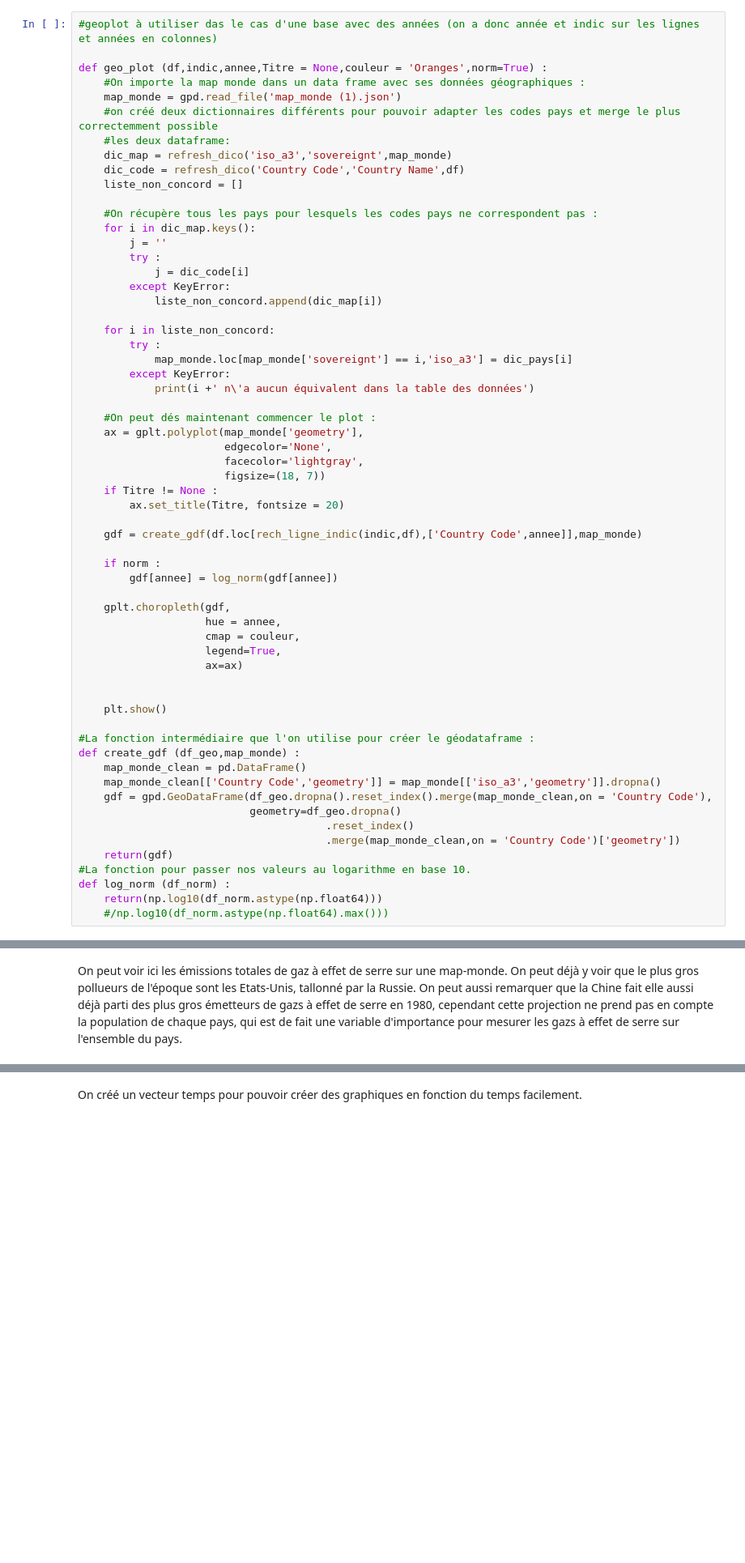
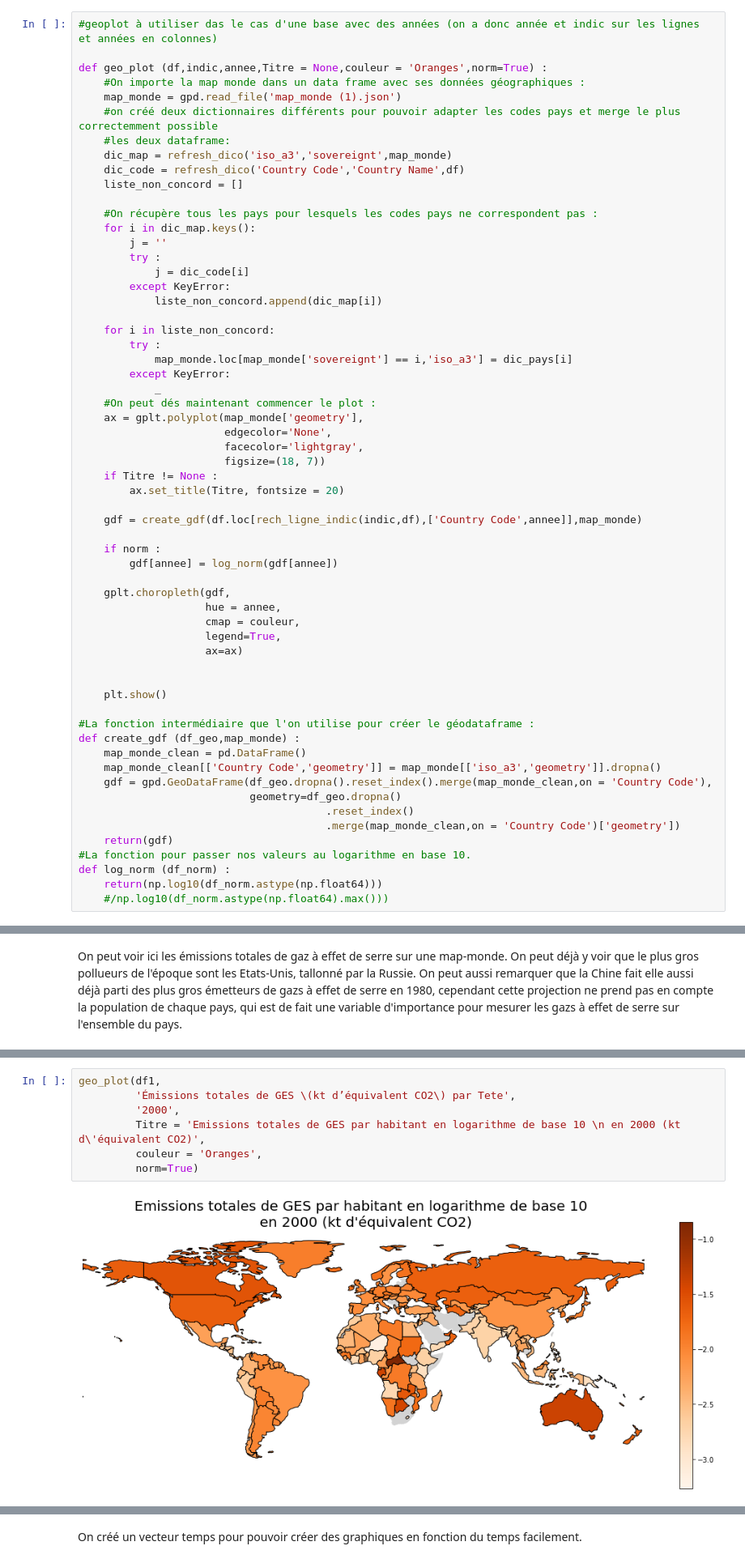
Before and after one commit to Adrien-Mcode/Python-data-science-Lecalve-Majka, a Jupyter notebook: COPIE .2, code variable.ipynb, the cells around one changed output, grey strips where cells are left out. Shown at 81% size. Cells and saved outputs as stored; diff of their text form; blank space fills up the shorter version.

```diff
--- a/COPIE .2, code variable.ipynb
+++ b/COPIE .2, code variable.ipynb
@@ -223,8 +259,7 @@ def geo_plot (df,indic,annee,Titre = None,couleur = 'Oranges',norm=True) :
         try :
             map_monde.loc[map_monde['sovereignt'] == i,'iso_a3'] = dic_pays[i]
         except KeyError:
-            print(i +' n\'a aucun équivalent dans la table des données')
-
+            _
     #On peut dés maintenant commencer le plot :
     ax = gplt.polyplot(map_monde['geometry'],
                        edgecolor='None',
@@ -278,0 +320,9 @@ geo_plot(df1,
+# %%
+geo_plot(df1,
+         'Émissions totales de GES \(kt d’équivalent CO2\) par Tete',
+         '2000',
+         Titre = 'Emissions totales de GES par habitant en logarithme de base 10 \n en 2000 (kt d\'équivalent CO2)',
+         couleur = 'Oranges',
+         norm=True)
+# %% [output]
+[figure, added]
```
Also changed, not shown: parts of 37 cells of this notebook.
